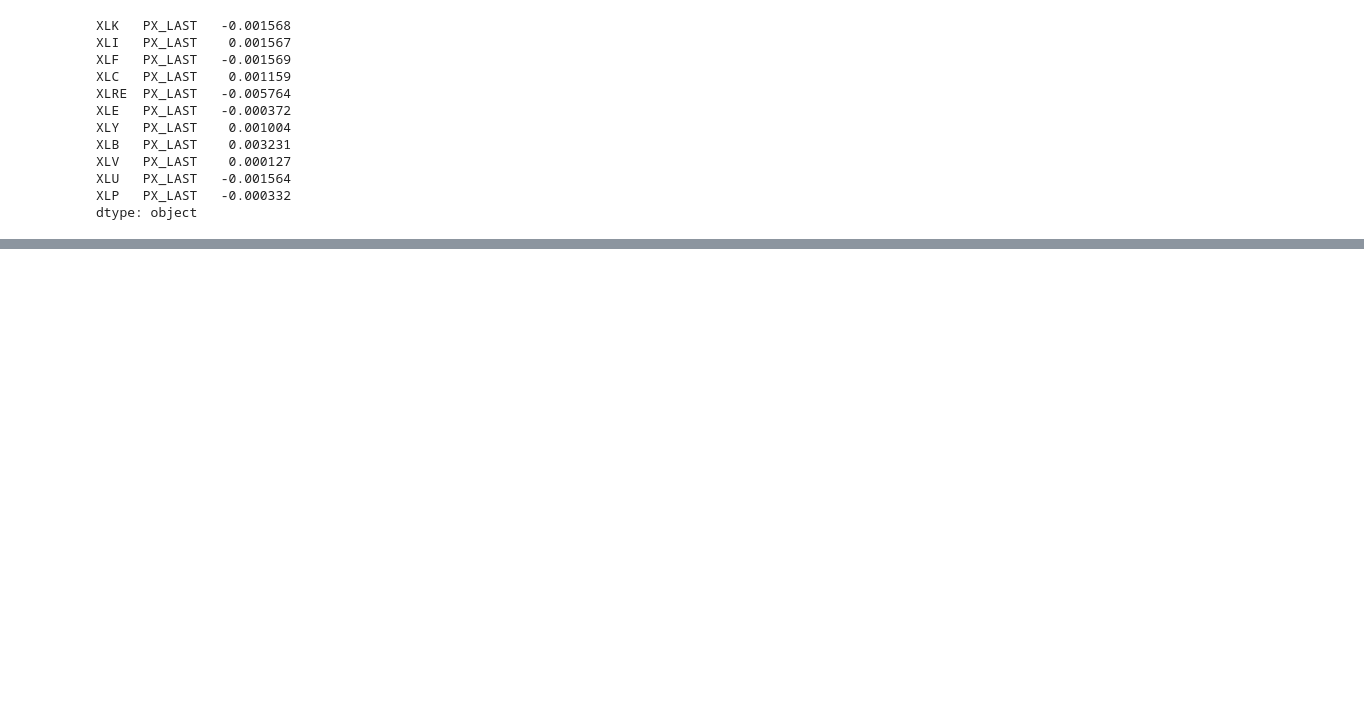
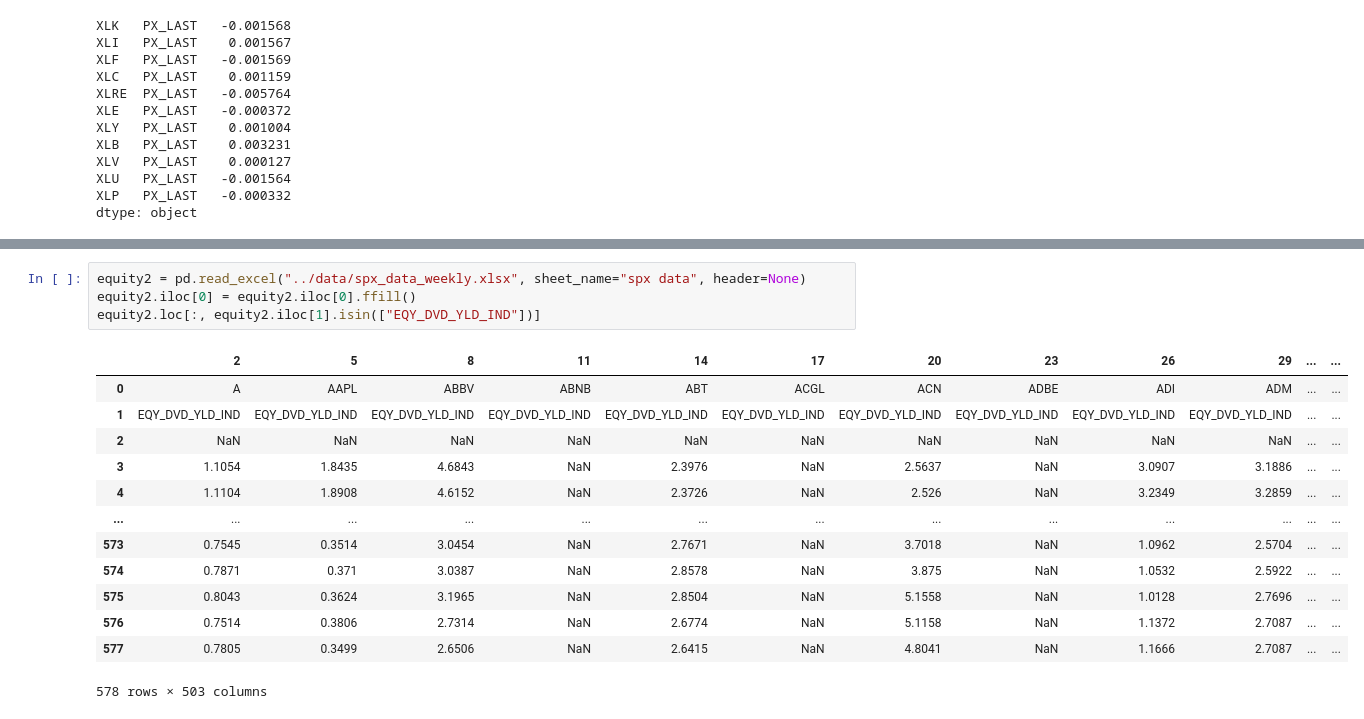
Before and after one commit to starckyang/market-finm-by-mark, a Jupyter notebook: notebooks/equity-and-etfs.ipynb, the cells around one changed output, grey strips where cells are left out. Cells and saved outputs as stored; diff of their text form; blank space fills up the shorter version.

```diff
--- a/notebooks/equity-and-etfs.ipynb
+++ b/notebooks/equity-and-etfs.ipynb
@@ -783,0 +807,18 @@ dtype: object
+# %%
+equity2 = pd.read_excel("../data/spx_data_weekly.xlsx", sheet_name="spx data", header=None)
+equity2.iloc[0] = equity2.iloc[0].ffill()
+equity2.loc[:, equity2.iloc[1].isin(["EQY_DVD_YLD_IND"])]
+# %% [output]
+|  | 2 | 5 | 8 | 11 | 14 | 17 | 20 | 23 | 26 | 29 | ... | ... |
+| 0 | A | AAPL | ABBV | ABNB | ABT | ACGL | ACN | ADBE | ADI | ADM | ... | ... |
+| 1 | EQY_DVD_YLD_IND | EQY_DVD_YLD_IND | EQY_DVD_YLD_IND | EQY_DVD_YLD_IND | EQY_DVD_YLD_IND | EQY_DVD_YLD_IND | EQY_DVD_YLD_IND | EQY_DVD_YLD_IND | EQY_DVD_YLD_IND | EQY_DVD_YLD_IND | ... | ... |
+| 2 | NaN | NaN | NaN | NaN | NaN | NaN | NaN | NaN | NaN | NaN | ... | ... |
+| 3 | 1.1054 | 1.8435 | 4.6843 | NaN | 2.3976 | NaN | 2.5637 | NaN | 3.0907 | 3.1886 | ... | ... |
+| 4 | 1.1104 | 1.8908 | 4.6152 | NaN | 2.3726 | NaN | 2.526 | NaN | 3.2349 | 3.2859 | ... | ... |
+| ... | ... | ... | ... | ... | ... | ... | ... | ... | ... | ... | ... | ... |
+| 573 | 0.7545 | 0.3514 | 3.0454 | NaN | 2.7671 | NaN | 3.7018 | NaN | 1.0962 | 2.5704 | ... | ... |
+| 574 | 0.7871 | 0.371 | 3.0387 | NaN | 2.8578 | NaN | 3.875 | NaN | 1.0532 | 2.5922 | ... | ... |
+| 575 | 0.8043 | 0.3624 | 3.1965 | NaN | 2.8504 | NaN | 5.1558 | NaN | 1.0128 | 2.7696 | ... | ... |
+| 576 | 0.7514 | 0.3806 | 2.7314 | NaN | 2.6774 | NaN | 5.1158 | NaN | 1.1372 | 2.7087 | ... | ... |
+| 577 | 0.7805 | 0.3499 | 2.6506 | NaN | 2.6415 | NaN | 4.8041 | NaN | 1.1666 | 2.7087 | ... | ... |
+578 rows × 503 columns
```
Also changed, not shown: parts of 16 cells of this notebook.
